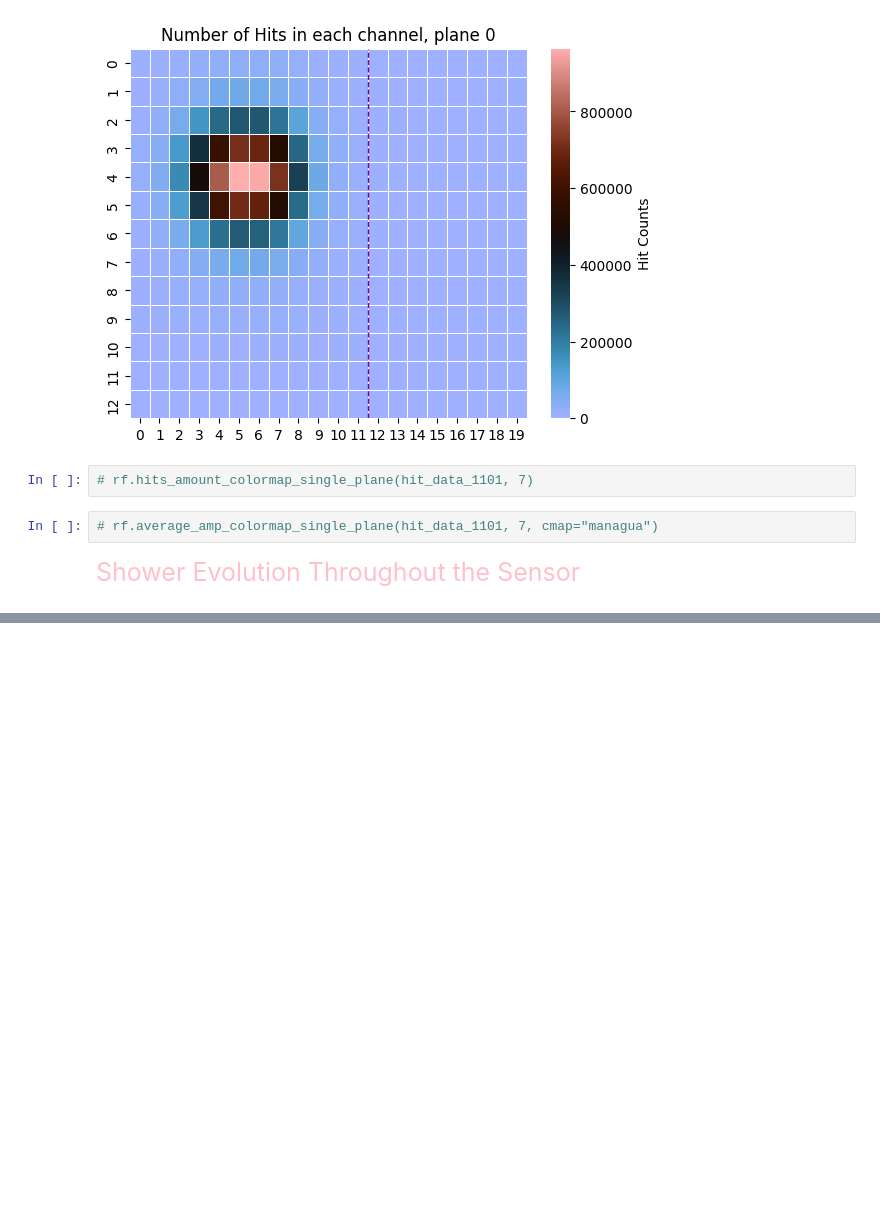
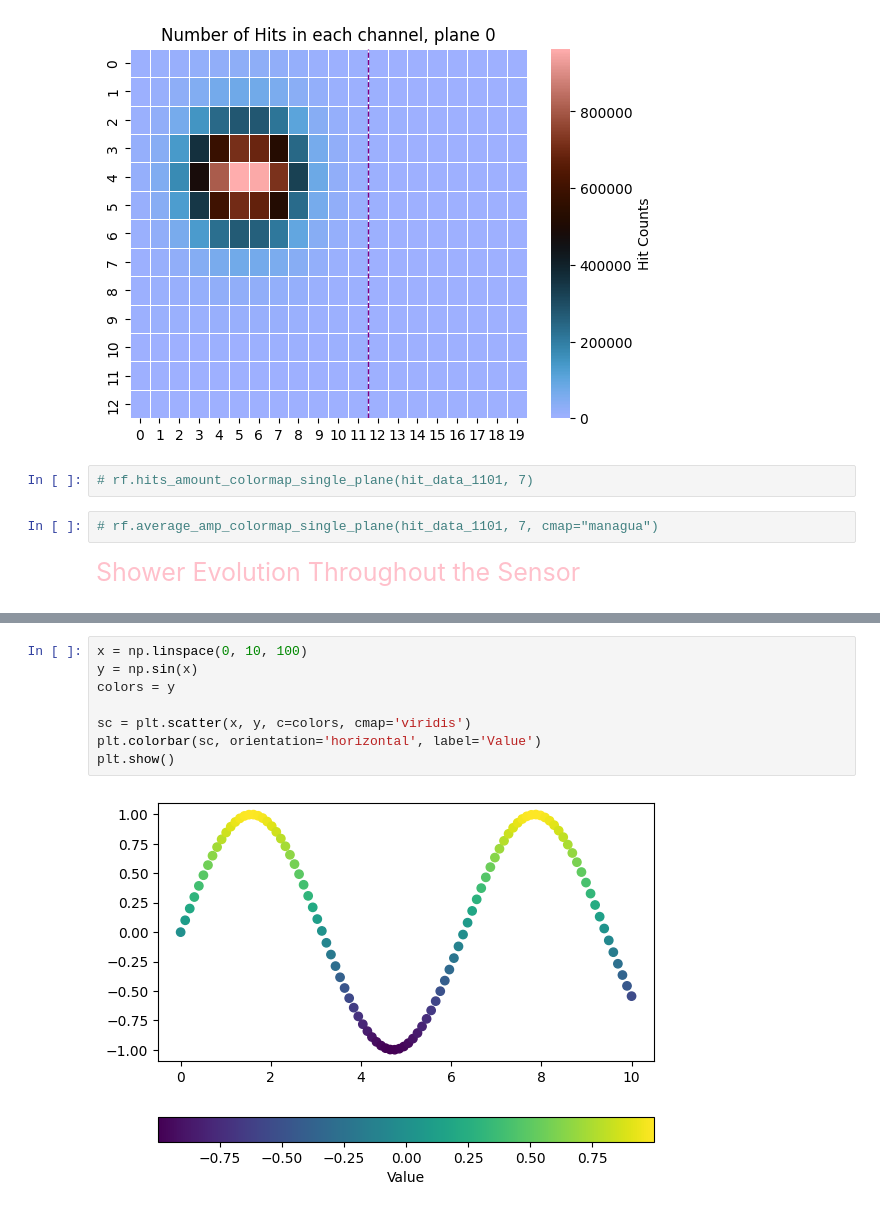
Before and after one commit to Ben-David-Ben/F-Cal-TB-Project, a Jupyter notebook: TB2025_Gap.ipynb, the cells around one changed output, grey strips where cells are left out. Saved outputs shown, nothing was run; the diff lists cells and outputs as text; blank space fills up the shorter version.

```diff
--- a/TB2025_Gap.ipynb
+++ b/TB2025_Gap.ipynb
@@ -127,0 +180,10 @@ len(hit_data_1101)
+# %%
+x = np.linspace(0, 10, 100)
+y = np.sin(x)
+colors = y
+
+sc = plt.scatter(x, y, c=colors, cmap='viridis')
+plt.colorbar(sc, orientation='horizontal', label='Value')
+plt.show()
+# %% [output]
+[figure, added]
```
Also changed, not shown: parts of 9 cells of this notebook, 3 other files.
